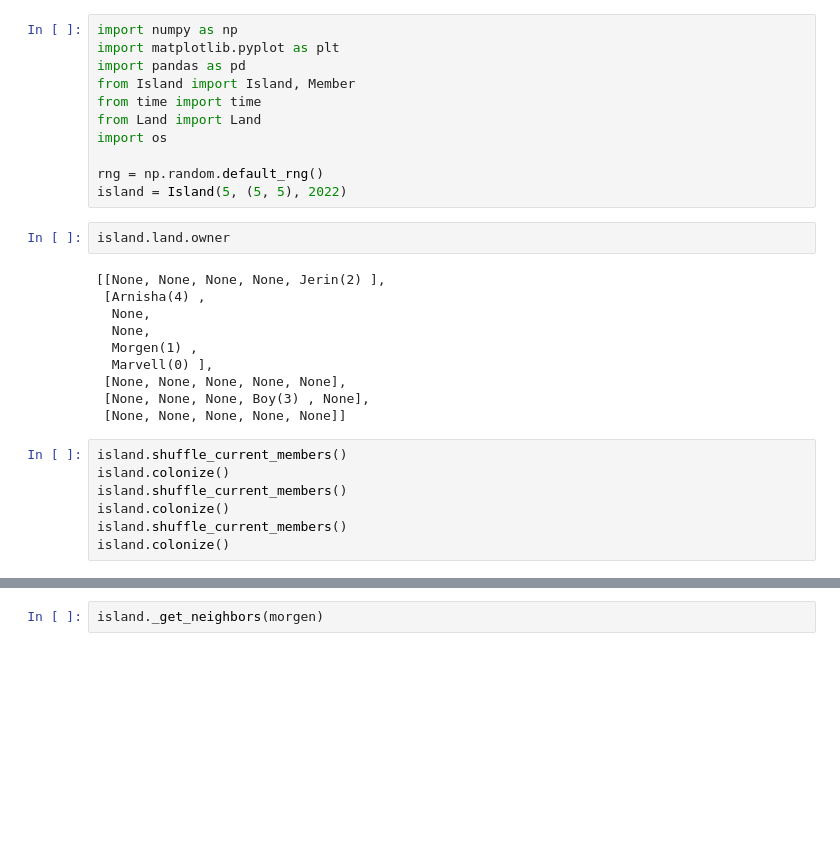
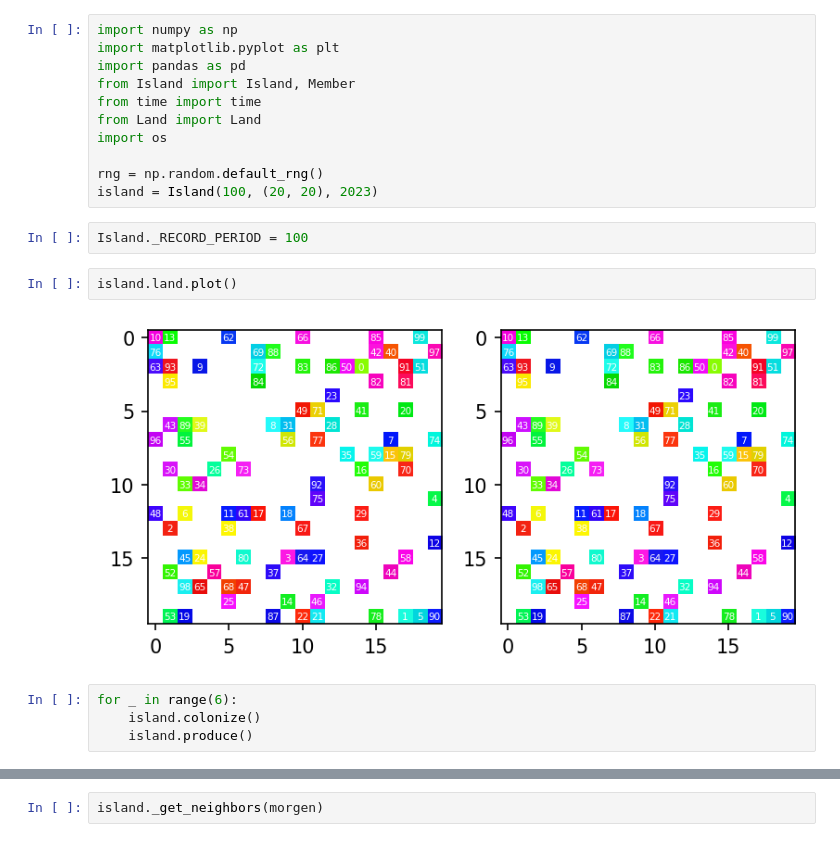
Before and after one commit to LEE-CHENYU/leviathan, a Jupyter notebook: test.ipynb, the cells around one changed output, grey strips where cells are left out. Cells and saved outputs as stored; diff of their text form; blank space fills up the shorter version.

```diff
--- a/test.ipynb
+++ b/test.ipynb
@@ -8,23 +8,14 @@ from Land import Land
 import os
 
 rng = np.random.default_rng()
-island = Island(5, (5, 5), 2022)
+island = Island(100, (20, 20), 2023)
+# %%
+Island._RECORD_PERIOD = 100
 # %%
-island.land.owner
+island.land.plot()
 # %% [output]
-[[None, None, None, None, Jerin(2) ],
- [Arnisha(4) ,
-  None,
-  None,
-  Morgen(1) ,
-  Marvell(0) ],
- [None, None, None, None, None],
- [None, None, None, Boy(3) , None],
- [None, None, None, None, None]]
+[figure, added]
-# %%
-island.shuffle_current_members()
-island.colonize()
-island.shuffle_current_members()
-island.colonize()
-island.shuffle_current_members()
-island.colonize()
+# %%
+for _ in range(6):
+    island.colonize()
+    island.produce()
```
Also changed, not shown: parts of 7 cells of this notebook, 4 other files.
